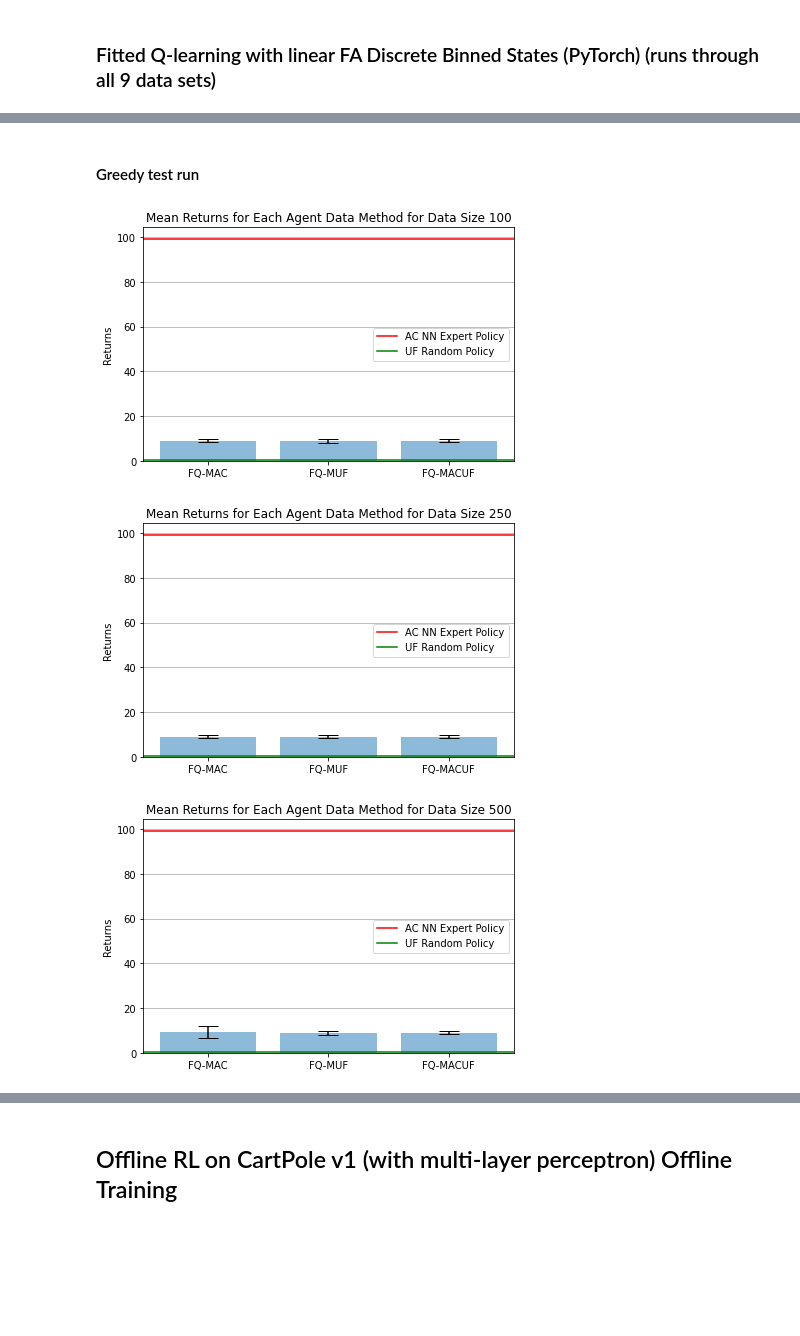
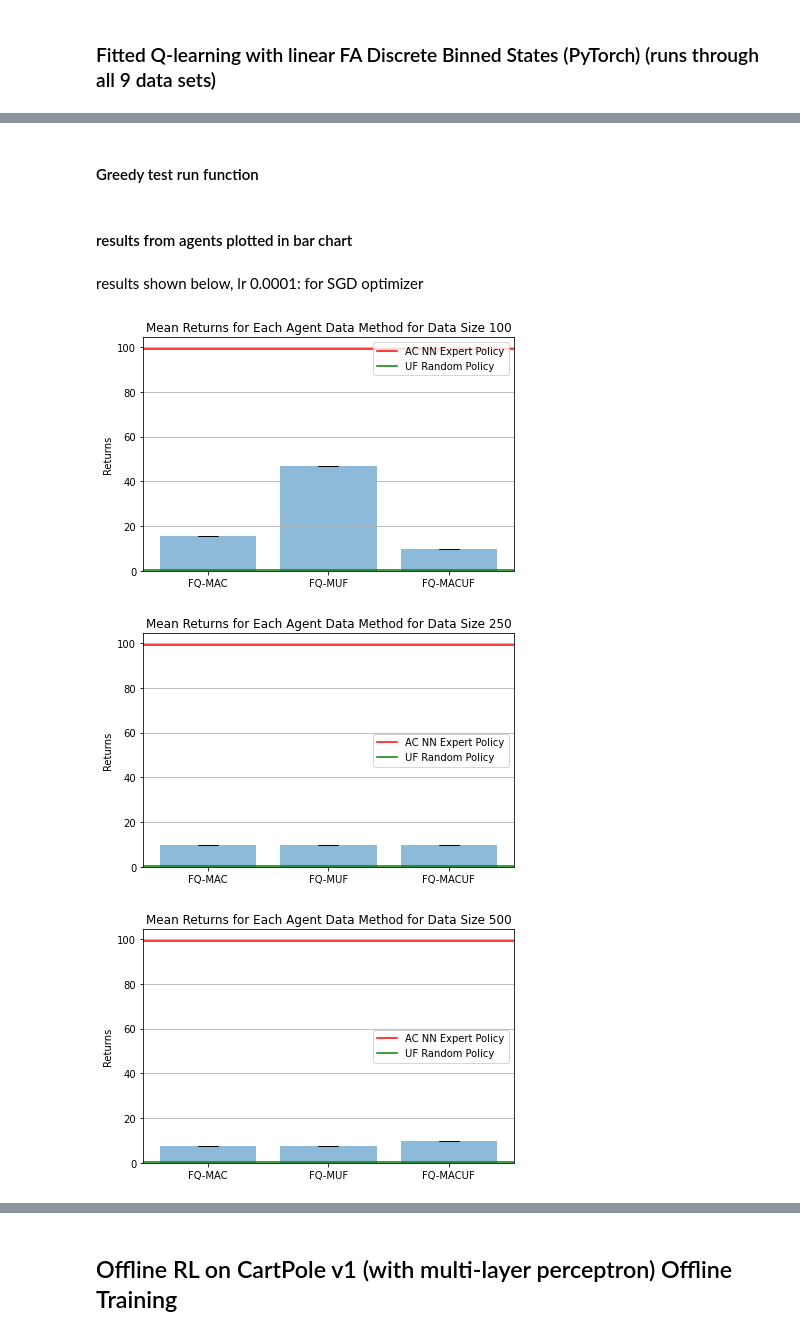
Before and after one commit to Jawing/COMP-579-A3, a Jupyter notebook: assignment3.ipynb, the cells around one changed output, grey strips where cells are left out. Cells and saved outputs as stored; diff of their text form; code cells hidden in the pictures; blank space fills up the shorter version.

Commit message:
bug fixes and plots, with agent weights

```diff
--- a/assignment3.ipynb
+++ b/assignment3.ipynb
@@ -1275,14 +1280,7 @@ plt.show()
 # %%
-import numpy as np
-from sklearn.linear_model import LogisticRegression
-from sklearn.metrics import mean_squared_error
-
-# Define the hyperparameters
-learning_rate = 0.001
-tolerance = 1e-5
+#testing parameters
 selected_data = 0
 batch_size = int(episode_cs[selected_data]/2)
-gamma = 0.99
 K_iterations = 10
 print("Max iterations: ", K_iterations)
 
@@ -1558,14 +1515,14 @@ Loss:  0.16098859906196594
 # %% [markdown]
-#### Greedy test run
+#### Greedy test run function
 # %%
 #online greedy testing parameters
 episode_count = 100
 
 #initialize an array to store the rewards for each episode for each agent
-rewards_fq_ac = np.zeros((9, episode_count))
+rewards_fq = np.zeros((9, episode_count))
 
 #loop through each agent
-for i, q_agent in enumerate(q_nets):
+for i, q_agent in enumerate(fq_sdnets):
 
     #Offline training using expert data on a policy network model (supervised)
     env = gym.make('CartPole-v1', render_mode='rgb_array')
@@ -1580,7 +1537,7 @@ for i, q_agent in enumerate(q_nets):
     # Loop over episodes
     for ep in range(episode_count):
         # initialize state and action for current episode
-        state, info = env.reset()
+        state, info = env.reset(seed=seed)
         state_discrete, state_index = oh.discretize_state(state)
         truncated = False
         terminated = False
@@ -1608,10 +1565,14 @@ for i, q_agent in enumerate(q_nets):
 
 
     #save the rewards for each episode for each agent
-    rewards_fq_ac[i] = rewards
+    rewards_fq[i] = rewards
 
 #close the environment
 env.close()
+# %% [markdown]
+#### results from agents plotted in bar chart
+# %% [markdown]
+results shown below, lr 0.0001: for SGD optimizer
 # %%
 #calculate the average return of the expert ac nn and uf random policy
 mean_rewards_ac_nn = np.mean(np.mean(rewards_ac_nn[:,:], axis=0))
@@ -1619,32 +1580,32 @@ mean_rewards_uf = np.mean(np.mean(rewards_uf[:,:], axis=0))
 
 #caluclate the mean and standard deviation of the rewards for each agent data method for each data size
 #data size 100
-mean_rewards_fq_ac_mac_d1 = np.mean(rewards_fq_ac[0])
-std_rewards_fq_ac_mac_d1 = np.std(rewards_fq_ac[0])
-mean_rewards_fq_ac_muf_d1 = np.mean(rewards_fq_ac[1])
-std_rewards_fq_ac_muf_d1 = np.std(rewards_fq_ac[1])
-mean_rewards_fq_ac_macuf_d1 = np.mean(rewards_fq_ac[2])
-std_rewards_fq_ac_macuf_d1 = np.std(rewards_fq_ac[2])
+mean_rewards_fq_mac_d1 = np.mean(rewards_fq[0])
+std_rewards_fq_mac_d1 = np.std(rewards_fq[0])
+mean_rewards_fq_muf_d1 = np.mean(rewards_fq[1])
+std_rewards_fq_muf_d1 = np.std(rewards_fq[1])
+mean_rewards_fq_macuf_d1 = np.mean(rewards_fq[2])
+std_rewards_fq_macuf_d1 = np.std(rewards_fq[2])
 #data size 250
-mean_rewards_fq_ac_mac_d2 = np.mean(rewards_fq_ac[3])
-std_rewards_fq_ac_mac_d2 = np.std(rewards_fq_ac[3])
-mean_rewards_fq_ac_muf_d2 = np.mean(rewards_fq_ac[4])
-std_rewards_fq_ac_muf_d2 = np.std(rewards_fq_ac[4])
-mean_rewards_fq_ac_macuf_d2 = np.mean(rewards_fq_ac[5])
-std_rewards_fq_ac_macuf_d2 = np.std(rewards_fq_ac[5])
+mean_rewards_fq_mac_d2 = np.mean(rewards_fq[3])
+std_rewards_fq_mac_d2 = np.std(rewards_fq[3])
+mean_rewards_fq_muf_d2 = np.mean(rewards_fq[4])
+std_rewards_fq_muf_d2 = np.std(rewards_fq[4])
+mean_rewards_fq_macuf_d2 = np.mean(rewards_fq[5])
+std_rewards_fq_macuf_d2 = np.std(rewards_fq[5])
 #data size 500
-mean_rewards_fq_ac_mac_d3 = np.mean(rewards_fq_ac[6])
-std_rewards_fq_ac_mac_d3 = np.std(rewards_fq_ac[6])
-mean_rewards_fq_ac_muf_d3 = np.mean(rewards_fq_ac[7])
-std_rewards_fq_ac_muf_d3 = np.std(rewards_fq_ac[7])
-mean_rewards_fq_ac_macuf_d3 = np.mean(rewards_fq_ac[8])
-std_rewards_fq_ac_macuf_d3 = np.std(rewards_fq_ac[8])
+mean_rewards_fq_mac_d3 = np.mean(rewards_fq[6])
+std_rewards_fq_mac_d3 = np.std(rewards_fq[6])
+mean_rewards_fq_muf_d3 = np.mean(rewards_fq[7])
+std_rewards_fq_muf_d3 = np.std(rewards_fq[7])
+mean_rewards_fq_macuf_d3 = np.mean(rewards_fq[8])
+std_rewards_fq_macuf_d3 = np.std(rewards_fq[8])
 
 
 # for data size 100 plot in a bar chart the mean and standard deviation of the rewards for each agent data method
 x_labels = ['FQ-MAC', 'FQ-MUF', 'FQ-MACUF']
-means = [mean_rewards_fq_ac_mac_d1, mean_rewards_fq_ac_muf_d1, mean_rewards_fq_ac_macuf_d1]
-stds = [std_rewards_fq_ac_mac_d1, std_rewards_fq_ac_muf_d1, std_rewards_fq_ac_macuf_d1]
+means = [mean_rewards_fq_mac_d1, mean_rewards_fq_muf_d1, mean_rewards_fq_macuf_d1]
+stds = [std_rewards_fq_mac_d1, std_rewards_fq_muf_d1, std_rewards_fq_macuf_d1]
 
 fig, ax = plt.subplots()
 ax.bar(x_labels, means, yerr=stds, align='center', alpha=0.5, ecolor='black', capsize=10)
@@ -1665,8 +1626,8 @@ plt.show()
 
 # for data size 250 plot in a bar chart the mean and standard deviation of the rewards for each agent data method
 x_labels = ['FQ-MAC', 'FQ-MUF', 'FQ-MACUF']
-means = [mean_rewards_fq_ac_mac_d2, mean_rewards_fq_ac_muf_d2, mean_rewards_fq_ac_macuf_d2]
-stds = [std_rewards_fq_ac_mac_d2, std_rewards_fq_ac_muf_d2, std_rewards_fq_ac_macuf_d2]
+means = [mean_rewards_fq_mac_d2, mean_rewards_fq_muf_d2, mean_rewards_fq_macuf_d2]
+stds = [std_rewards_fq_mac_d2, std_rewards_fq_muf_d2, std_rewards_fq_macuf_d2]
 
 fig, ax = plt.subplots()
 ax.bar(x_labels, means, yerr=stds, align='center', alpha=0.5, ecolor='black', capsize=10)
@@ -1678,37 +1639,35 @@ ax.yaxis.grid(True)
 plt.axhline(y=mean_rewards_ac_nn, color='r', linestyle='-', label='AC NN Expert Policy')
 plt.axhline(y=mean_rewards_uf, color='g', linestyle='-', label='UF Random Policy')
 
 
 # Display the plot
 plt.tight_layout()
 plt.legend()
 plt.show()
 
 
 
-
-
 # for data size 250 plot in a bar chart the mean and standard deviation of the rewards for each agent data method
 x_labels = ['FQ-MAC', 'FQ-MUF', 'FQ-MACUF']
-means = [mean_rewards_fq_ac_mac_d3, mean_rewards_fq_ac_muf_d3, mean_rewards_fq_ac_macuf_d3]
-stds = [std_rewards_fq_ac_mac_d3, std_rewards_fq_ac_muf_d3, std_rewards_fq_ac_macuf_d3]
+means = [mean_rewards_fq_mac_d3, mean_rewards_fq_muf_d3, mean_rewards_fq_macuf_d3]
+stds = [std_rewards_fq_mac_d3, std_rewards_fq_muf_d3, std_rewards_fq_macuf_d3]
 
 fig, ax = plt.subplots()
 ax.bar(x_labels, means, yerr=stds, align='center', alpha=0.5, ecolor='black', capsize=10)
 ax.set_ylabel('Returns')
 ax.set_title('Mean Returns for Each Agent Data Method for Data Size 500')
 ax.yaxis.grid(True)
 
 # draw horizontal line at the mean of the expert data and uf random policy
 plt.axhline(y=mean_rewards_ac_nn, color='r', linestyle='-', label='AC NN Expert Policy')
 plt.axhline(y=mean_rewards_uf, color='g', linestyle='-', label='UF Random Policy')
 
 
 # Display the plot
 plt.tight_layout()
 plt.legend()
 plt.show()
 # %% [output]
-[figure, old version]
+[figure, new version]
-[figure, old version]
+[figure, new version]
-[figure, old version]
+[figure, new version]
```
Also changed, not shown: parts of 21 cells of this notebook, 7 other files.
